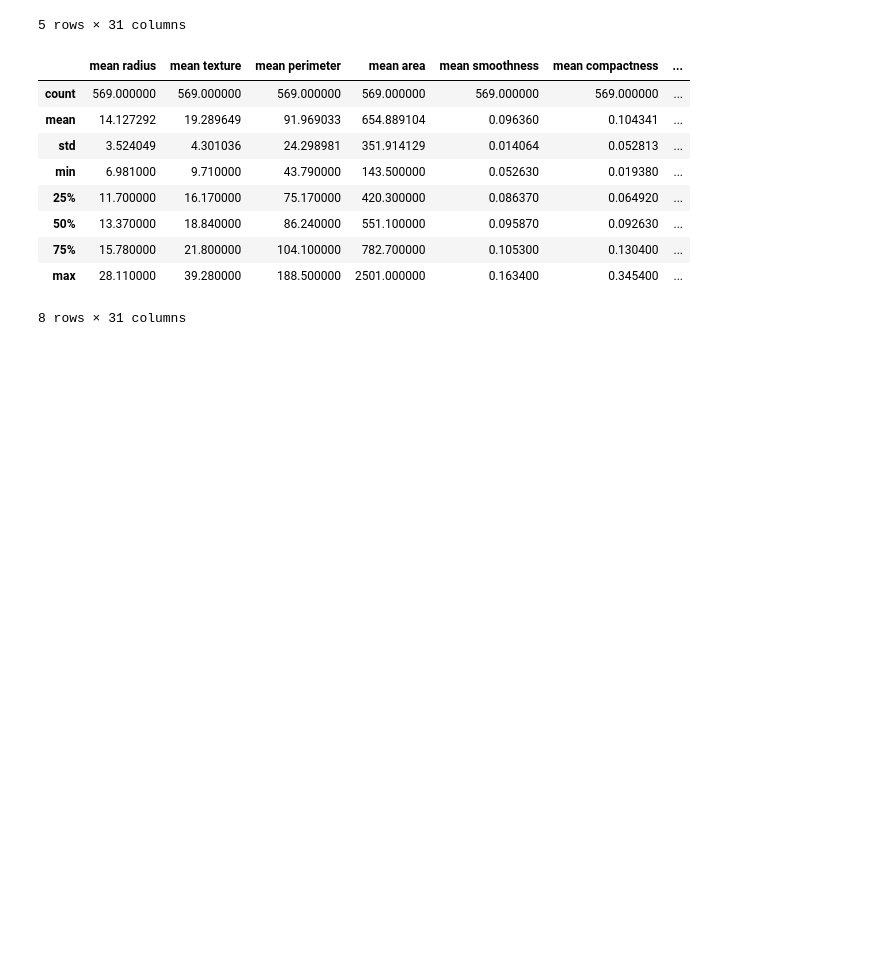
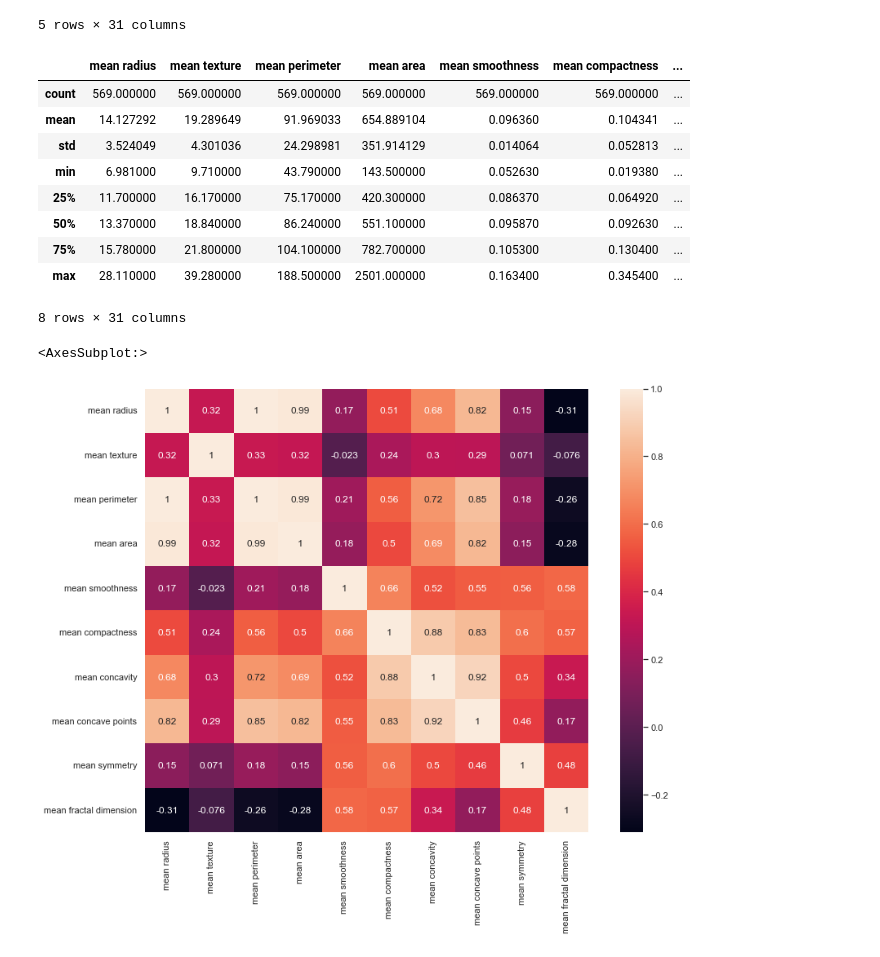
Before and after one commit to dreapadoir/PfDA_Project2, a Jupyter notebook: Project 2.ipynb, the cells around one changed output. Saved outputs shown, nothing was run; the diff lists cells and outputs as text; code cells hidden in the pictures; blank space fills up the shorter version.

Commit message:
added plots of mean data

```diff
--- a/Project 2.ipynb
+++ b/Project 2.ipynb
@@ -86,0 +94,6 @@ df.describe()
+# %%
+sns.set(rc={'figure.figsize':(14,10)})
+sns.heatmap(df.iloc[:,0:10].corr(), vmax=1, square=True, annot=True)
+# %% [output]
+<AxesSubplot:>
+[figure, added]
```
Also changed, not shown: parts of 9 cells of this notebook, 1 other file.
